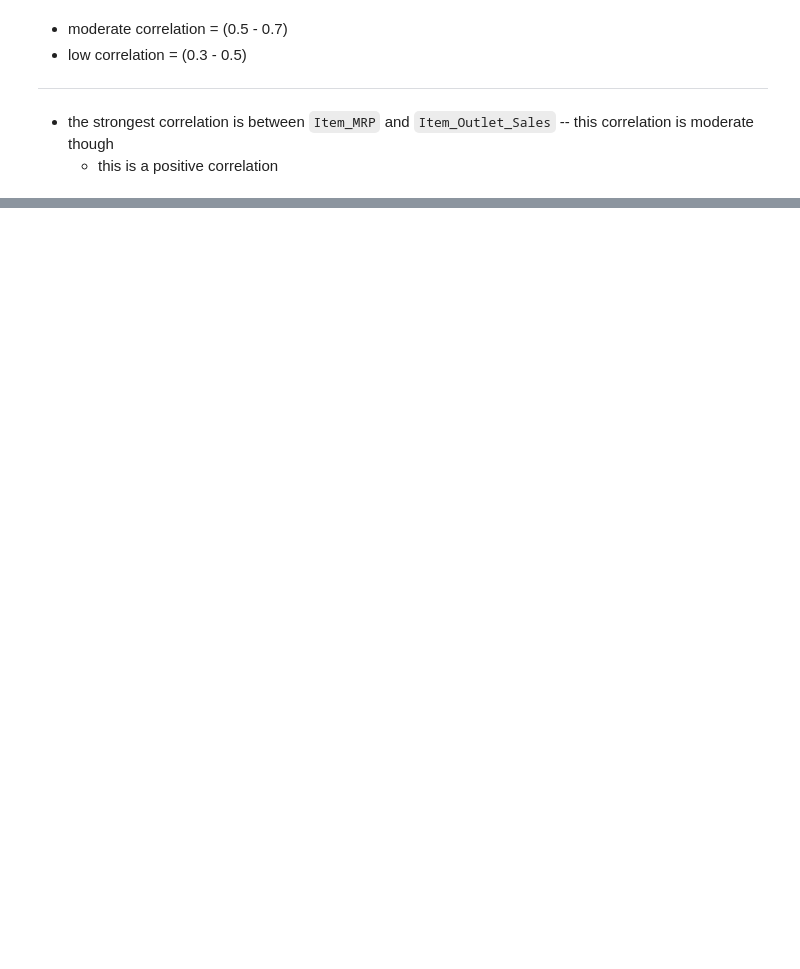
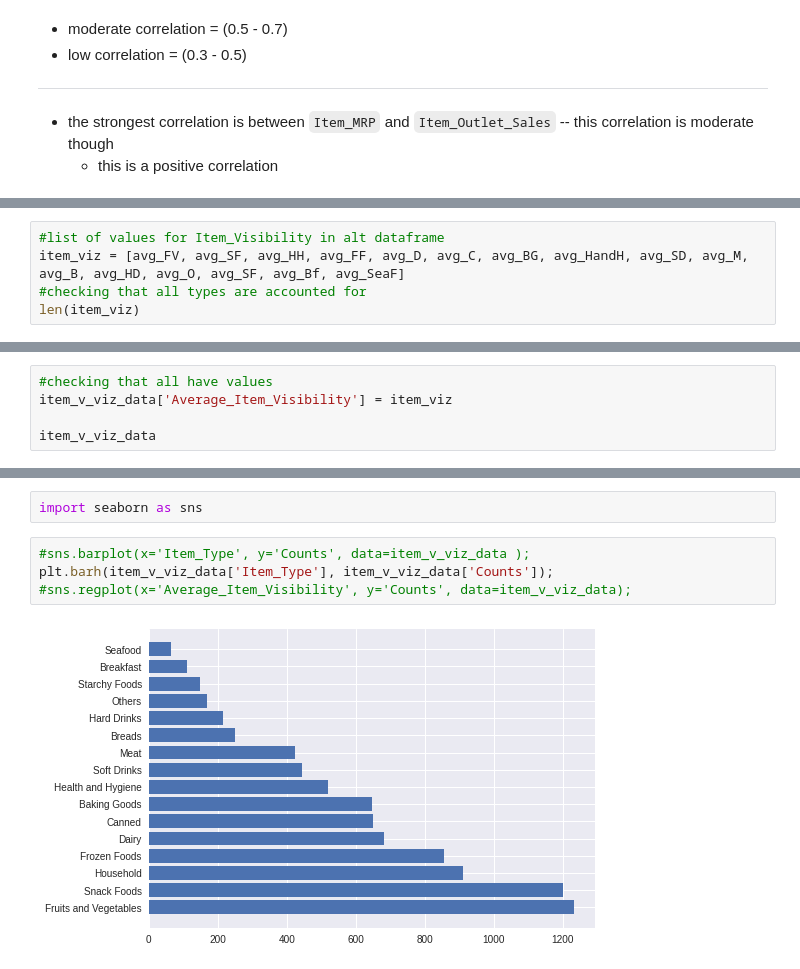
Before and after one commit to ELBrown11/CodingDojoPortfolioProjects, a Jupyter notebook: Project1.ipynb, the cells around one changed output, grey strips where cells are left out. Saved outputs shown, nothing was run; the diff lists cells and outputs as text; blank space fills up the shorter version.

```diff
--- a/Project1.ipynb
+++ b/Project1.ipynb
@@ -256,0 +357,5 @@ sns.heatmap(corr, cmap = 'Greens', annot=True)
+# %%
+#list of values for Item_Visibility in alt dataframe
+item_viz = [avg_FV, avg_SF, avg_HH, avg_FF, avg_D, avg_C, avg_BG, avg_HandH, avg_SD, avg_M, avg_B, avg_HD, avg_O, avg_SF, avg_Bf, avg_SeaF]
+#checking that all types are accounted for
+len(item_viz)
@@ -256,0 +364,5 @@ sns.heatmap(corr, cmap = 'Greens', annot=True)
+# %%
+#checking that all have values
+item_v_viz_data['Average_Item_Visibility'] = item_viz
+
+item_v_viz_data
@@ -256,0 +387,8 @@ sns.heatmap(corr, cmap = 'Greens', annot=True)
+# %%
+import seaborn as sns
+# %%
+#sns.barplot(x='Item_Type', y='Counts', data=item_v_viz_data );
+plt.barh(item_v_viz_data['Item_Type'], item_v_viz_data['Counts']);
+#sns.regplot(x='Average_Item_Visibility', y='Counts', data=item_v_viz_data);
+# %% [output]
+[figure, added]
```
Also changed, not shown: parts of 18 cells of this notebook.
